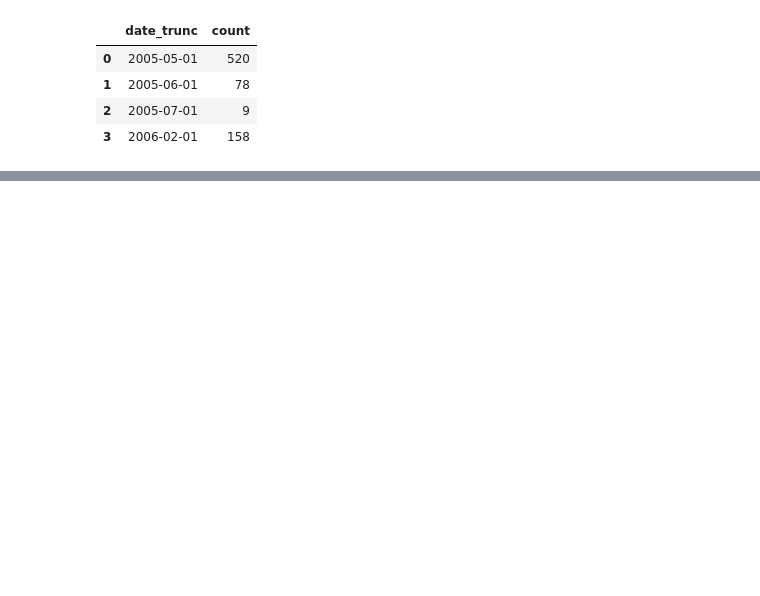
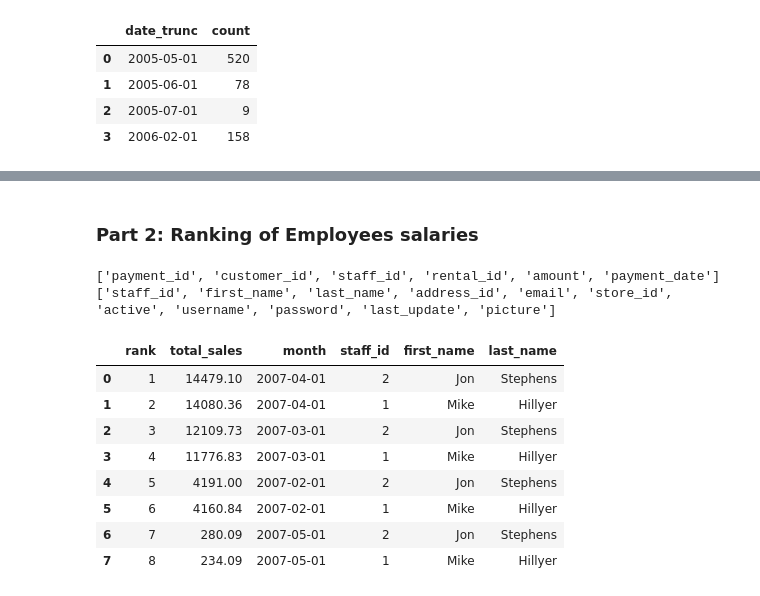
Before and after one commit to DSJourney/SQL, a Jupyter notebook: 3. Dvd Rental/dvd.ipynb, the cells around one changed output, grey strips where cells are left out. Cells and saved outputs as stored; diff of their text form; code cells hidden in the pictures; blank space fills up the shorter version.

```diff
--- a/3. Dvd Rental/dvd.ipynb
+++ b/3. Dvd Rental/dvd.ipynb
@@ -219,0 +492,26 @@ GROUP BY DATE_TRUNC('month', t1.rental_date)
+# %% [markdown]
+### Part 2: Ranking of Employees salaries
+# %%
+print(dic['payment'])
+print(dic['staff'])
+# %% [output]
+['payment_id', 'customer_id', 'staff_id', 'rental_id', 'amount', 'payment_date']
+['staff_id', 'first_name', 'last_name', 'address_id', 'email', 'store_id', 'active', 'username', 'password', 'last_update', 'picture']
+# %%
+pd.read_sql_query('''
+SELECT RANK() OVER(ORDER BY total_sales DESC), total_sales, month, t.staff_id, first_name, last_name
+FROM (SELECT staff_id, SUM(amount) as total_sales, DATE_TRUNC('month',payment_date) as month
+    FROM payment
+    GROUP BY staff_id, month) as t
+JOIN staff ON t.staff_id = staff.staff_id
+;''', engine)
+# %% [output]
+|  | rank | total_sales | month | staff_id | first_name | last_name |
+| 0 | 1 | 14479.10 | 2007-04-01 | 2 | Jon | Stephens |
+| 1 | 2 | 14080.36 | 2007-04-01 | 1 | Mike | Hillyer |
+| 2 | 3 | 12109.73 | 2007-03-01 | 2 | Jon | Stephens |
+| 3 | 4 | 11776.83 | 2007-03-01 | 1 | Mike | Hillyer |
+| 4 | 5 | 4191.00 | 2007-02-01 | 2 | Jon | Stephens |
+| 5 | 6 | 4160.84 | 2007-02-01 | 1 | Mike | Hillyer |
+| 6 | 7 | 280.09 | 2007-05-01 | 2 | Jon | Stephens |
+| 7 | 8 | 234.09 | 2007-05-01 | 1 | Mike | Hillyer |
```
Also changed, not shown: parts of 38 cells of this notebook, 2 other files.
